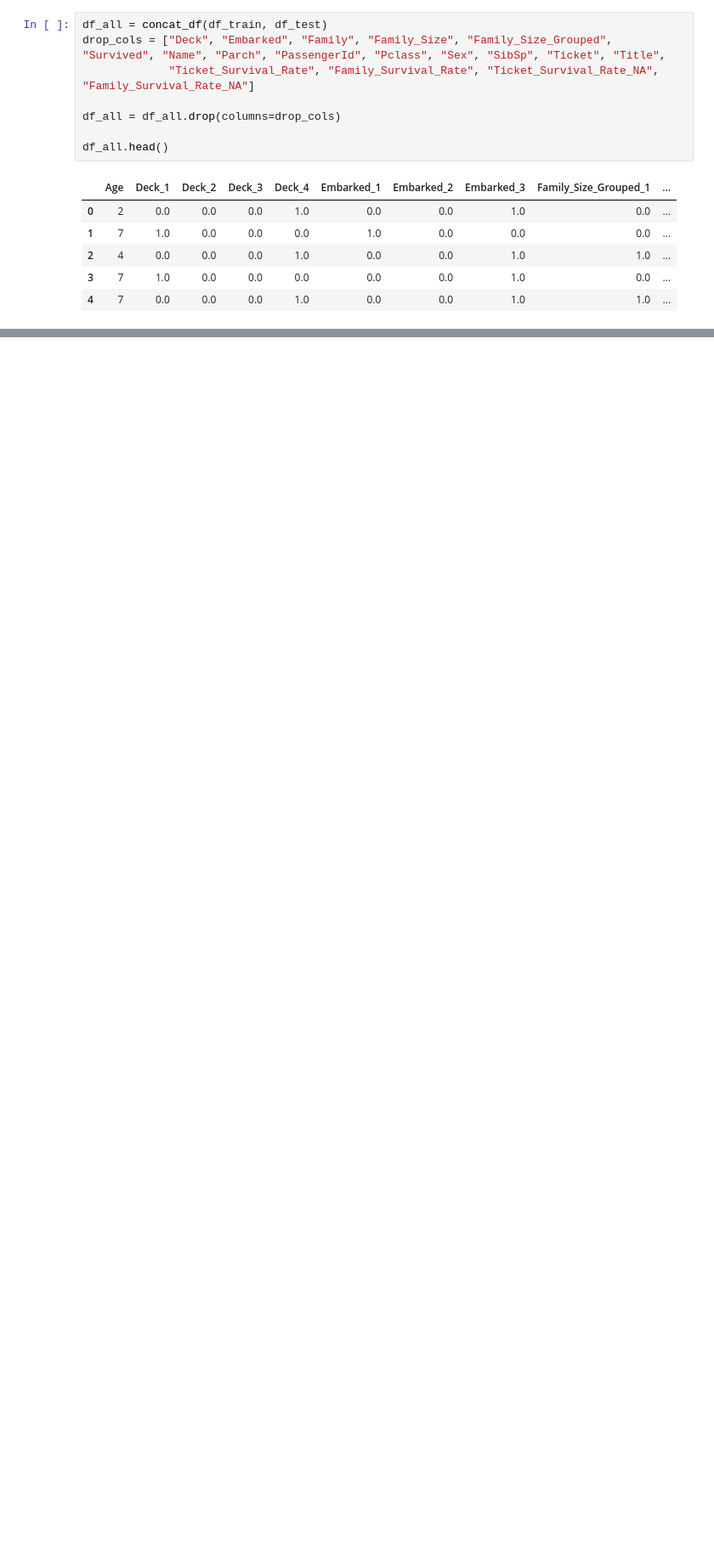
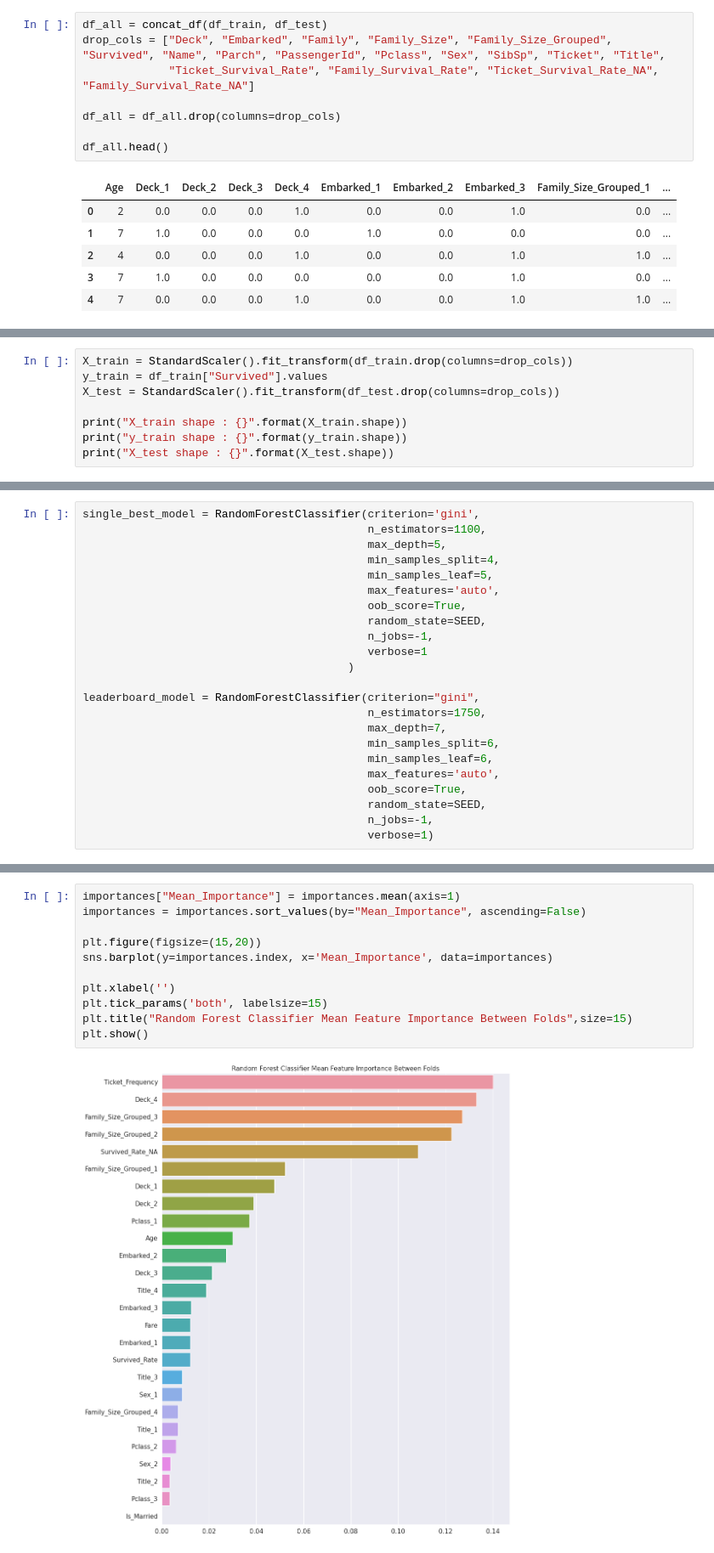
Before and after one commit to HwangHanJae/LearningNote, a Jupyter notebook: titanic_transcription3.ipynb, the cells around one changed output, grey strips where cells are left out. Shown at 85% size. Saved outputs shown, nothing was run; the diff lists cells and outputs as text; blank space fills up the shorter version.

Commit message:
Model & Submit

```diff
--- a/titanic_transcription3.ipynb
+++ b/titanic_transcription3.ipynb
@@ -1084,0 +1054,8 @@ pd.DataFrame(normalize(df_all), columns=df_all.columns)
+# %%
+X_train = StandardScaler().fit_transform(df_train.drop(columns=drop_cols))
+y_train = df_train["Survived"].values
+X_test = StandardScaler().fit_transform(df_test.drop(columns=drop_cols))
+
+print("X_train shape : {}".format(X_train.shape))
+print("y_train shape : {}".format(y_train.shape))
+print("X_test shape : {}".format(X_test.shape))
@@ -1084,0 +1083,23 @@ pd.DataFrame(normalize(df_all), columns=df_all.columns)
+# %%
+single_best_model = RandomForestClassifier(criterion='gini',
+                                           n_estimators=1100,
+                                           max_depth=5,
+                                           min_samples_split=4,
+                                           min_samples_leaf=5,
+                                           max_features='auto',
+                                           oob_score=True,
+                                           random_state=SEED,
+                                           n_jobs=-1,
+                                           verbose=1
+                                        )
+
+leaderboard_model = RandomForestClassifier(criterion="gini",
+                                           n_estimators=1750,
+                                           max_depth=7,
+                                           min_samples_split=6,
+                                           min_samples_leaf=6,
+                                           max_features='auto',
+                                           oob_score=True,
+                                           random_state=SEED,
+                                           n_jobs=-1,
+                                           verbose=1)
@@ -1084,0 +1254,13 @@ pd.DataFrame(normalize(df_all), columns=df_all.columns)
+# %%
+importances["Mean_Importance"] = importances.mean(axis=1)
+importances = importances.sort_values(by="Mean_Importance", ascending=False)
+
+plt.figure(figsize=(15,20))
+sns.barplot(y=importances.index, x='Mean_Importance', data=importances)
+
+plt.xlabel('')
+plt.tick_params('both', labelsize=15)
+plt.title("Random Forest Classifier Mean Feature Importance Between Folds",size=15)
+plt.show()
+# %% [output]
+[figure, added]
```
Also changed, not shown: parts of 20 cells of this notebook.
